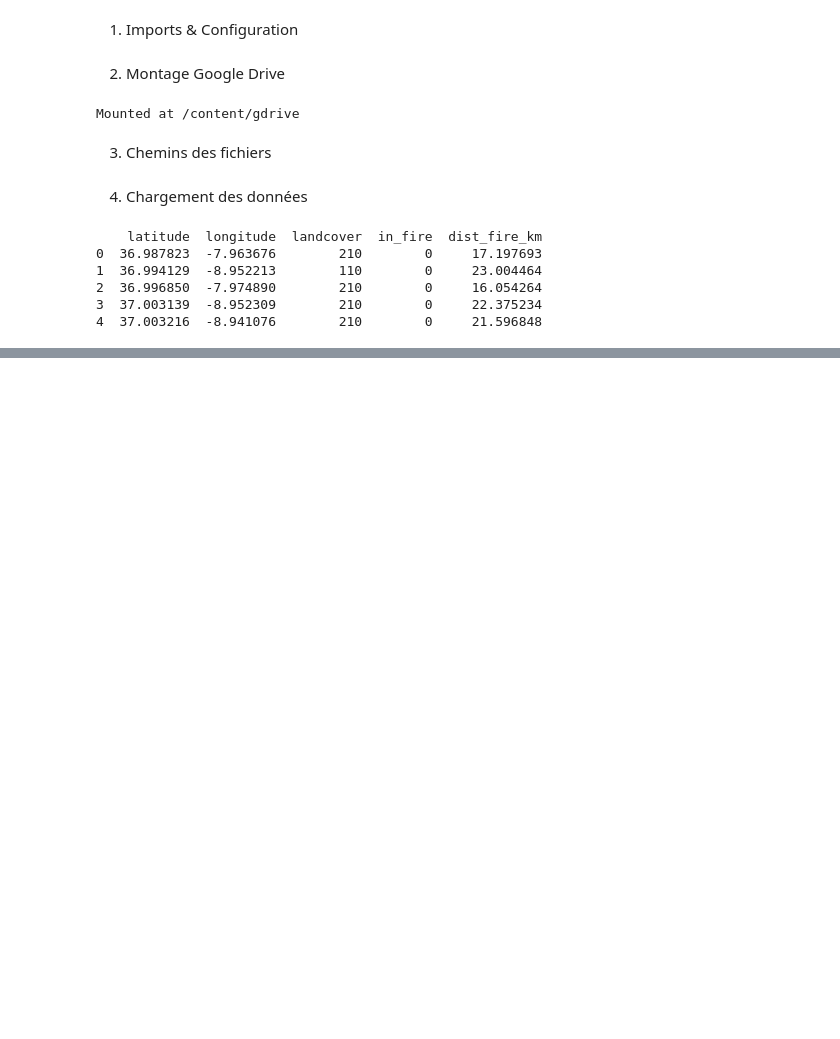
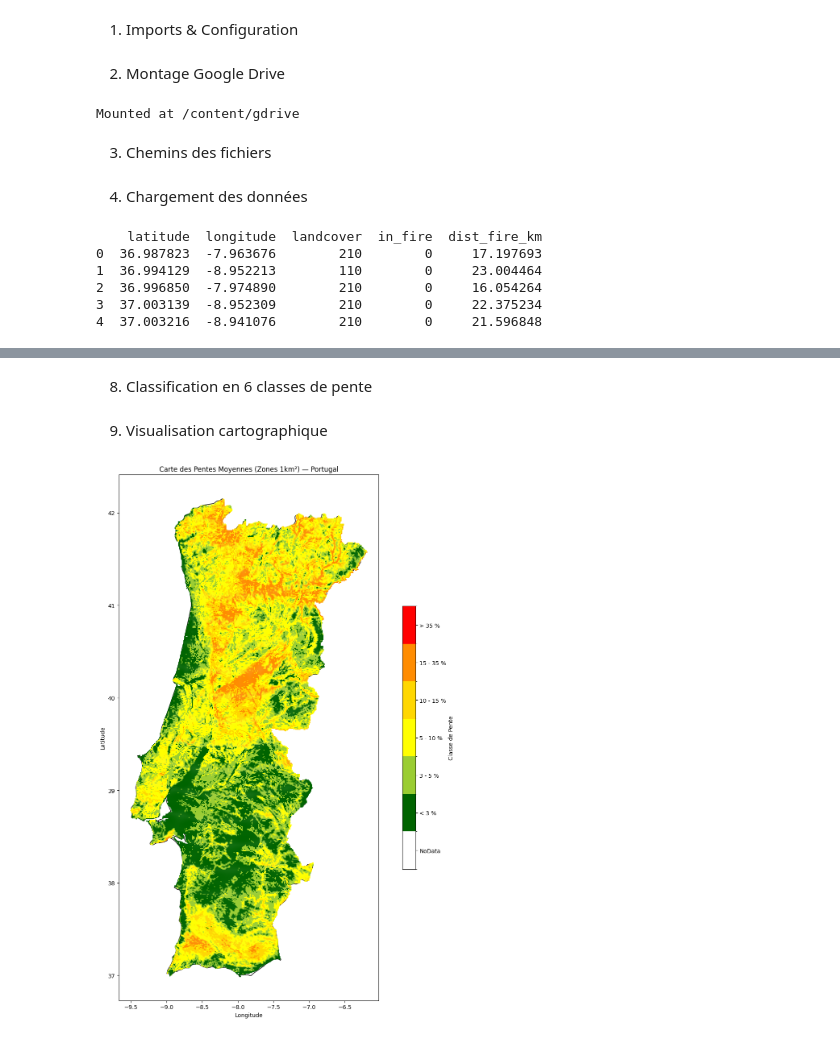
Before and after one commit to AbdelkarimElm/data-driven-wildfire-prediction-portugal, a Jupyter notebook: Reimplementation_Methods_Papers/PreprocessingData/Processingslope.ipynb, the cells around one changed output, grey strips where cells are left out. Drawn from its saved outputs; the diff is of its cells as text; code cells hidden in the pictures; blank space fills up the shorter version.

Commit message:
Export slope features

```diff
--- a/Reimplementation_Methods_Papers/PreprocessingData/Processingslope.ipynb
+++ b/Reimplementation_Methods_Papers/PreprocessingData/Processingslope.ipynb
@@ -46,0 +49,5 @@ print(df.head())
+# %%
+geometry = [Point(xy) for xy in zip(df.longitude, df.latitude)]
+gdf = gpd.GeoDataFrame(df, geometry=geometry, crs="EPSG:4326")
+gdf = gdf.to_crs(epsg=3763)
+gdf['geometry'] = gdf.geometry.buffer(500, cap_style=3)
@@ -46,0 +75,6 @@ print(df.head())
+# %%
+df['mean_slope'] = slope_means
+df.to_csv(output_csv, index=False)
+
+print(f"Fichier sauvegardé : {output_csv}")
+print(df[['latitude', 'longitude', 'mean_slope']].head())
@@ -46,0 +89,46 @@ print(df.head())
+# %% [markdown]
+8. Classification en 6 classes de pente
+# %%
+bins      = [-1, 3, 5, 10, 15, 35, 9999]
+label_ids = [1, 2, 3, 4, 5, 6]
+
+df['slope_class'] = pd.cut(df['mean_slope'], bins=bins, labels=label_ids)
+df['slope_class'] = df['slope_class'].cat.add_categories([0])
+df['slope_class'] = df['slope_class'].fillna(0).astype(int)
+# %% [markdown]
+9. Visualisation cartographique
+# %%
+labels = ['NoData', '< 3 %', '3 - 5 %', '5 - 10 %', '10 - 15 %', '15 - 35 %', '> 35 %']
+colors = ['#FFFFFF', '#006400', '#9ACD32', '#FFFF00', '#FFD700', '#FF8C00', '#FF0000']
+
+cmap = ListedColormap(colors)
+norm = BoundaryNorm(np.arange(-0.5, 7.5, 1), cmap.N)
+
+gdf_plot    = gpd.GeoDataFrame(df, geometry=gpd.points_from_xy(df.longitude, df.latitude), crs="EPSG:4326")
+pt_boundary = gpd.read_file(border_file).to_crs(gdf_plot.crs)
+
+fig, ax = plt.subplots(figsize=(12, 14))
+
+pt_boundary.plot(ax=ax, color='#f0f0f0', edgecolor='black', linewidth=1, zorder=1)
+
+scatter = ax.scatter(
+    gdf_plot.geometry.x,
+    gdf_plot.geometry.y,
+    c=gdf_plot['slope_class'],
+    cmap=cmap,
+    norm=norm,
+    s=1,
+    zorder=2
+)
+
+cbar = plt.colorbar(scatter, ax=ax, ticks=np.arange(0, 7), shrink=0.5)
+cbar.ax.set_yticklabels(labels)
+cbar.set_label('Classe de Pente')
+
+plt.title("Carte des Pentes Moyennes (Zones 1km²) — Portugal")
+plt.xlabel("Longitude")
+plt.ylabel("Latitude")
+plt.tight_layout()
+plt.show()
+# %% [output]
+[figure, added]
```
Also changed, not shown: parts of 5 cells of this notebook.
